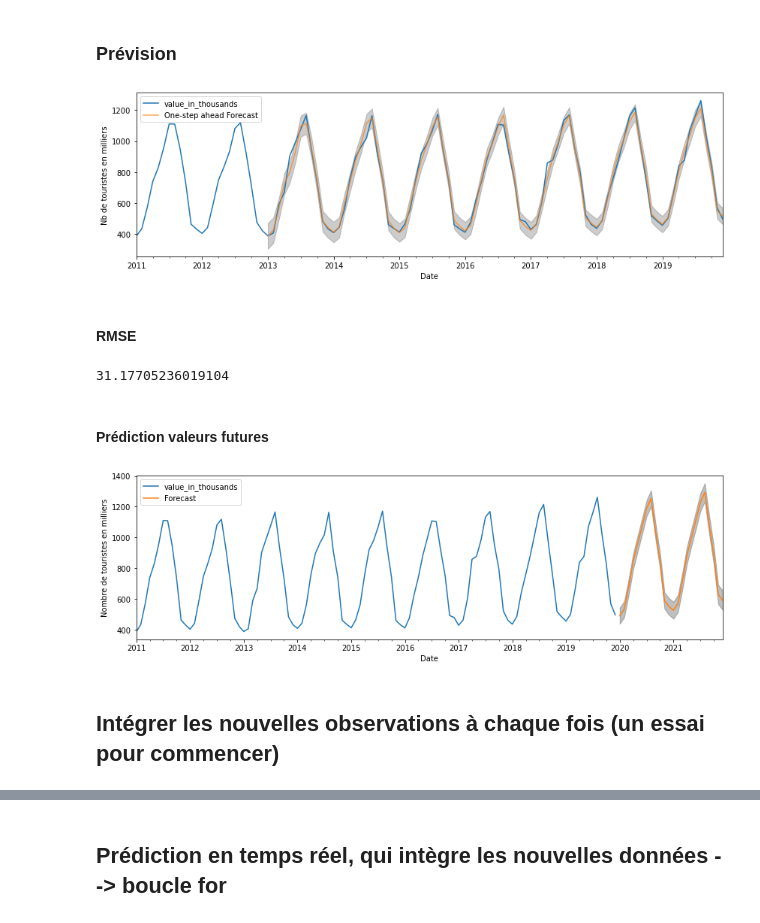
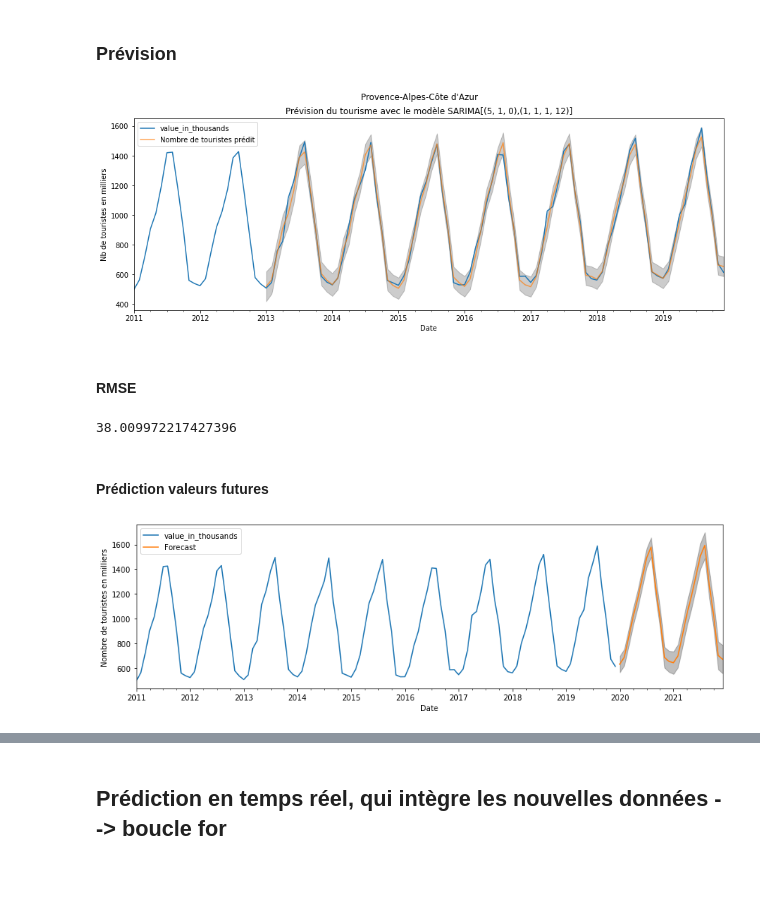
Before and after one commit to julienowack/stat_app, a Jupyter notebook: Indicateur_Cote_Azur_off_data.ipynb, the cells around one changed output, grey strips where cells are left out. Saved outputs shown, nothing was run; the diff lists cells and outputs as text; code cells hidden in the pictures; blank space fills up the shorter version.

Commit message:
On transforme la cote d'azur en région paca

```diff
--- a/Indicateur_Cote_Azur_off_data.ipynb
+++ b/Indicateur_Cote_Azur_off_data.ipynb
@@ -30,10 +30,15 @@ warnings.filterwarnings("ignore")
 #Importe données groupées par mois
 df_France_Official_Data2 = pd.read_csv("df_France_Official_Data_month.csv", index_col=0)
 df_France_Official_Data2['date'] = pd.to_datetime(df_France_Official_Data2['date'])
+# %%
+#Base avec les régions :
+base_regions_dep = pd.read_csv('departements-region.csv')
+base_regions_dep.rename(columns={'dep_name': 'department'}, inplace=True)
+# %%
+#On merge pour rajouter la colonne région
+df_France_Official_Data3 = df_France_Official_Data2.merge(base_regions_dep, on='department', how='left')
 # %%
 #Données Côte d'Azur
-df_Official_Data_Sud = df_France_Official_Data2[(df_France_Official_Data2['department']=='Bouches-du-Rhône')
-                                               | (df_France_Official_Data2['department']=='Alpes-Maritimes')
-                                               | (df_France_Official_Data2['department']=='Var')]
+df_Official_Data_Sud = df_France_Official_Data3[df_France_Official_Data3['region_name']=="Provence-Alpes-Côte d'Azur"]
 df_Official_Data_Sud.head(5)
 # %% [output]
@@ -382,8 +406,8 @@ Les résultats avec l'AIC et le BIC suggèrent que le meilleur modèle c'est SAR
 ### Modélisation
 # %%
 mod = sm.tsa.statespace.SARIMAX(df_Official_Data_Sud3,
-                                order=(0, 2, 3),
-                                seasonal_order=(0, 1, 1, 12),
+                                order=(5, 1, 0),
+                                seasonal_order=(1, 1, 1, 12),
                                 enforce_stationarity=False,
                                 enforce_invertibility=False)
 results_SARIMA = mod.fit()
@@ -441,17 +463,19 @@ Les p-value sont toutes <5% : on rejette le modèle SARIMAX(0, 2, 3)x(0, 1, 1, 1
 # %%
 pred = results_SARIMA.get_prediction(start=pd.to_datetime('2013-01-01'), dynamic=False)
 pred_ci = pred.conf_int()
 ax = df_Official_Data_Sud3['2011':].plot(label='observed')
-pred.predicted_mean.plot(ax=ax, label='One-step ahead Forecast', alpha=.7, figsize=(14, 4))
+pred.predicted_mean.plot(ax=ax, label='Nombre de touristes prédit', alpha=.7, figsize=(15, 5))
 ax.fill_between(pred_ci.index,
                 pred_ci.iloc[:, 0],
                 pred_ci.iloc[:, 1], color='k', alpha=.2)
 ax.set_xlabel('Date')
 ax.set_ylabel('Nb de touristes en milliers')
 plt.legend()
+plt.title('Prévision du tourisme avec le modèle SARIMA[(5, 1, 0),(1, 1, 1, 12)]')
+plt.suptitle("Provence-Alpes-Côte d'Azur")
 plt.show()
 # %% [output]
-[figure, old version]
+[figure, new version]
 # %% [markdown]
 #### RMSE
 # %%
@@ -461,7 +485,7 @@ df_truth = df_Official_Data_Sud3['2013-01-01':]
 rmse = mean_squared_error(df_truth, df_forecasted, squared=False)
 rmse
 # %% [output]
-31.17705236019104
+38.009972217427396
 # %% [markdown]
 #### Prédiction valeurs futures
 # %%
@@ -477,6 +501,4 @@ ax.set_ylabel('Nombre de touristes en milliers')
 plt.legend()
 plt.show()
 # %% [output]
-[figure, old version]
+[figure, new version]
-# %% [markdown]
-## Intégrer les nouvelles observations à chaque fois (un essai pour commencer)
```
Also changed, not shown: parts of 58 cells of this notebook.
